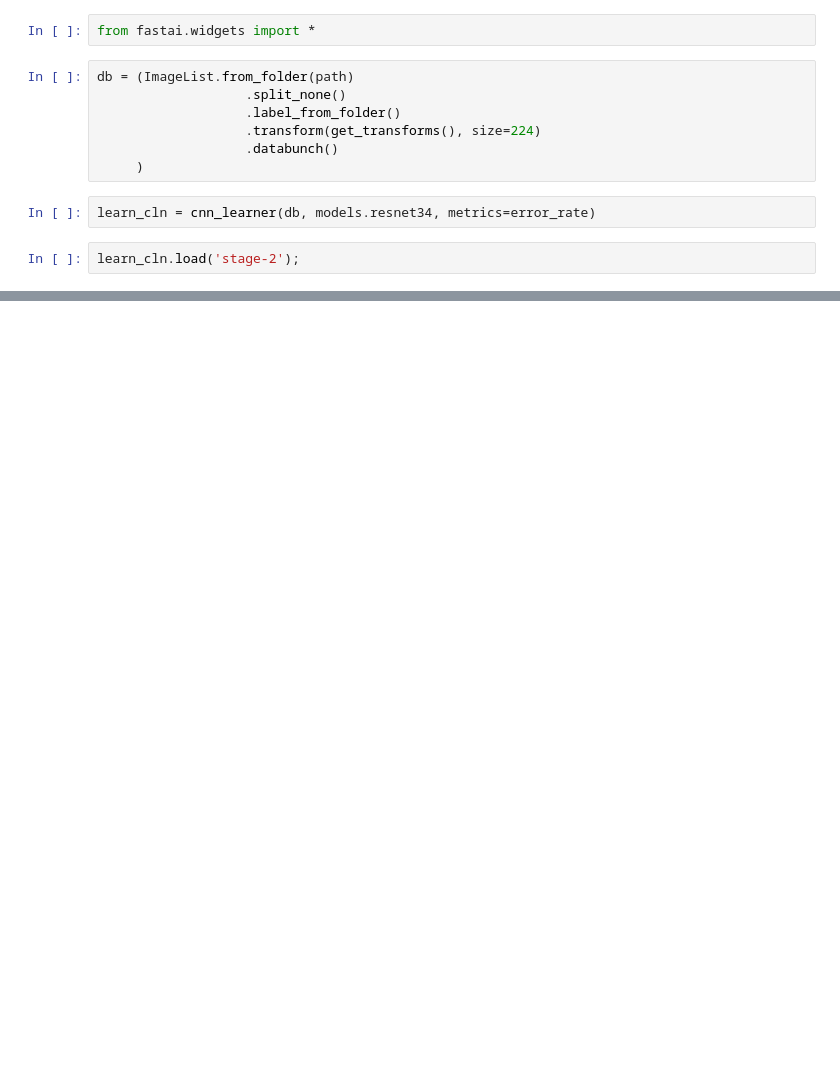
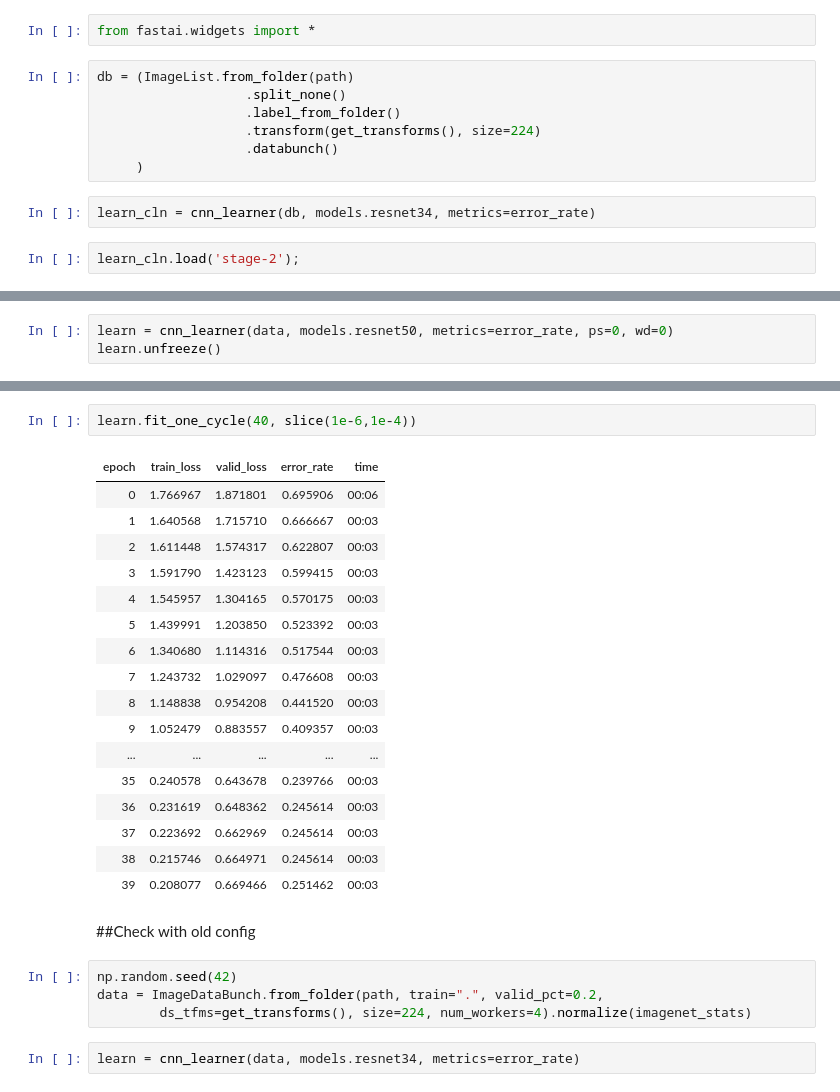
Before and after one commit to shreyus3003/Deep_Learning, a Jupyter notebook: fastai_ls2_as1.ipynb, the cells around one changed output, grey strips where cells are left out. Saved outputs shown, nothing was run; the diff lists cells and outputs as text; blank space fills up the shorter version.

```diff
--- a/fastai_ls2_as1.ipynb
+++ b/fastai_ls2_as1.ipynb
@@ -101,0 +175,3 @@ ds, idxs = DatasetFormatter().from_toplosses(learn_cln)
+# %%
+learn = cnn_learner(data, models.resnet50, metrics=error_rate, ps=0, wd=0)
+learn.unfreeze()
@@ -101,0 +181,28 @@ ds, idxs = DatasetFormatter().from_toplosses(learn_cln)
+# %%
+learn.fit_one_cycle(40, slice(1e-6,1e-4))
+# %% [output]
+| epoch | train_loss | valid_loss | error_rate | time |
+| 0 | 1.766967 | 1.871801 | 0.695906 | 00:06 |
+| 1 | 1.640568 | 1.715710 | 0.666667 | 00:03 |
+| 2 | 1.611448 | 1.574317 | 0.622807 | 00:03 |
+| 3 | 1.591790 | 1.423123 | 0.599415 | 00:03 |
+| 4 | 1.545957 | 1.304165 | 0.570175 | 00:03 |
+| 5 | 1.439991 | 1.203850 | 0.523392 | 00:03 |
+| 6 | 1.340680 | 1.114316 | 0.517544 | 00:03 |
+| 7 | 1.243732 | 1.029097 | 0.476608 | 00:03 |
+| 8 | 1.148838 | 0.954208 | 0.441520 | 00:03 |
+| 9 | 1.052479 | 0.883557 | 0.409357 | 00:03 |
+| ... | ... | ... | ... | ... |
+| 35 | 0.240578 | 0.643678 | 0.239766 | 00:03 |
+| 36 | 0.231619 | 0.648362 | 0.245614 | 00:03 |
+| 37 | 0.223692 | 0.662969 | 0.245614 | 00:03 |
+| 38 | 0.215746 | 0.664971 | 0.245614 | 00:03 |
+| 39 | 0.208077 | 0.669466 | 0.251462 | 00:03 |
+# %% [markdown]
+##Check with old config
+# %%
+np.random.seed(42)
+data = ImageDataBunch.from_folder(path, train=".", valid_pct=0.2,
+        ds_tfms=get_transforms(), size=224, num_workers=4).normalize(imagenet_stats)
+# %%
+learn = cnn_learner(data, models.resnet34, metrics=error_rate)
```
Also changed, not shown: parts of 24 cells of this notebook.
